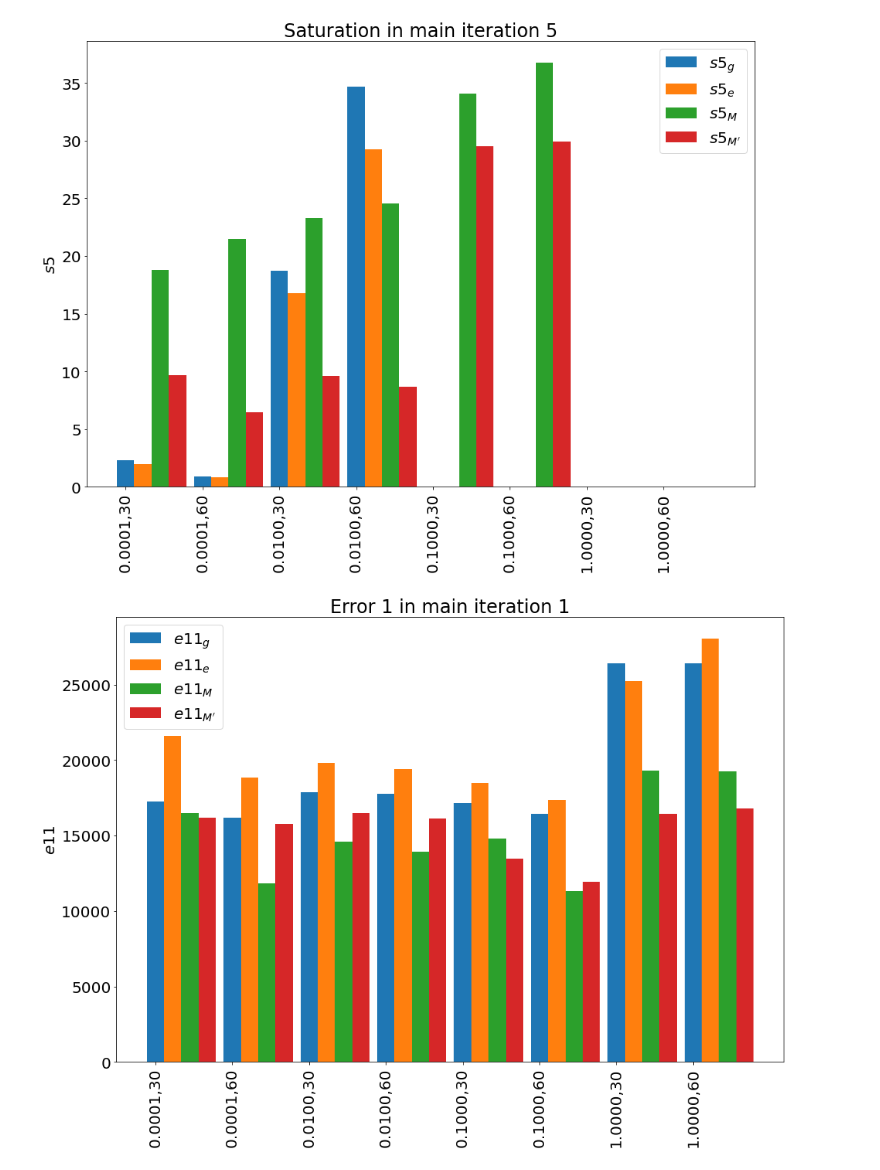
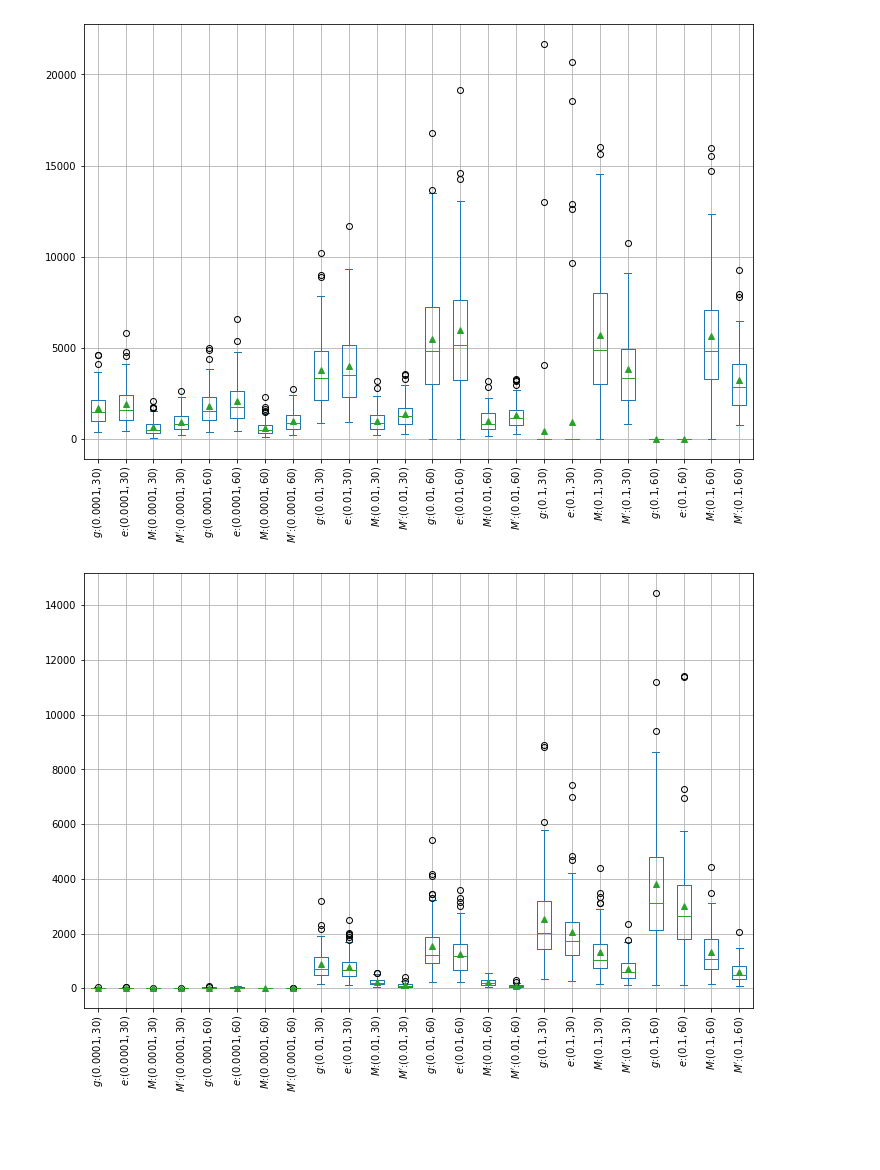
Before and after one commit to mati3230/ODA, a Jupyter notebook: analyze.ipynb, the cells around one changed output. Saved outputs shown, nothing was run; the diff lists cells and outputs as text; code cells hidden in the pictures; blank space fills up the shorter version.

```diff
--- a/analyze.ipynb
+++ b/analyze.ipynb
@@ -14,6 +16,17 @@ df = pd.read_csv(file, sep=sep, header=0, encoding=enc)
 gt_df = pd.read_csv("number_gtos.csv", sep=" ", encoding=enc)
 gt_df.columns = ["id", "|Omega|"]
 # %%
+"""
+cp->parameter.flow_steps  = 2;
+cp->parameter.weight_decay = weight_decay;
+cp->parameter.kmeans_ite  = 5;
+cp->parameter.kmeans_resampling = 2;
+cp->parameter.max_ite_main = 5;
+//cp->parameter.max_ite_main = 1;
+cp->parameter.backward_step = true;
+cp->parameter.stopping_ratio = 0.05;
+"""
+
 knns = [30, 60]
 reg_strengths = [0.0001, 0.01, 0.1, 1]
 
@@ -46,7 +59,9 @@ ite_vars = ["s1", # saturation in cp-iteration 1
     "e1_1", # first error term in cp-iteration 1
     "e1_2", "e1_3", "e1_4", "e1_5",
     "e2_1", # second error term in cp-iteration 1
-    "e2_2", "e2_3", "e2_4", "e2_5"]
+    "e2_2", "e2_3", "e2_4", "e2_5",
+    "n_ite", "exit_code" # number of iterations & exit code
+   ]
 
 for post in ["_M", "_M_k", "_M_ks", "_P"]:
     for ite_var in ite_vars:
@@ -63,9 +78,15 @@ def get_ratio(stat_df, col_sp, col_ooa):
 stats_list = n_cp_args * [None]
 
 min_n_samples = 10e6
+del_idxs = []
 for i in range(n_cp_args):
     reg_strength, knn = cp_args[i]
     tmp_df = df[(df["lambda"] == reg_strength) & (df["knn"] == knn)]
+    print("Combination ({0}, {1}) with shape {2}".format(reg_strength, knn, tmp_df.shape))
+    if tmp_df.shape[0] == 0:
+        del_idxs.append(i)
+        continue
+    print(tmp_df["id"].tolist())
 
     tmp_df = pd.merge(tmp_df, gt_df, how ="inner", on =["id"])
 
@@ -74,6 +95,12 @@ for i in range(n_cp_args):
     if n_rows < min_n_samples:
         min_n_samples = n_rows
 min_n_samples -= 1
+print("nr samples: {0}".format(min_n_samples))
+
+if len(del_idxs) > 0:
+    for i in reversed(del_idxs):
+        del cp_args[i]
+n_cp_args = len(cp_args)
 
 for i in range(n_cp_args):
     reg_strength, knn = cp_args[i]
@@ -82,7 +109,6 @@ for i in range(n_cp_args):
     tmp_df = pd.merge(tmp_df, gt_df, how ="inner", on =["id"])
 
     stat_df = tmp_df.loc[:min_n_samples, stat_cols]
-    print(stat_df.shape)
 
     ratio_M = get_ratio(stat_df=stat_df, col_sp="|S_M|", col_ooa="OOA_M")
     ratio_M_k = get_ratio(stat_df=stat_df, col_sp="|S_M_k|", col_ooa="OOA_M_k")
@@ -373,15 +381,23 @@ plt.savefig("s4.png", bbox_inches="tight")
 # %%
-plot(x=x, y=s5s, ylabel=r"$s5$",
-     labels=[r"$s5_g$", r"$s5_e$", r"$s5_{M}$", r"$s5_{M^\prime}$"],
-     xticks=params_list, title=r"Saturation in main iteration 5")
-plt.savefig("s5.png", bbox_inches="tight")
+#plot(x=x, y=e1_5s, ylabel=r"$e15$",
+#     labels=[r"$e15_g$", r"$e15_e$", r"$e15_{M}$", r"$e15_{M^\prime}$"],
+#     xticks=params_list, title=r"Error 1 in main iteration 5")
+#plt.savefig("e15.png", bbox_inches="tight")
+plot_df(cp_args=cp_args, n_cp_args=n_cp_args, stats_list=stats_list,
+        col_names=[r"$g$:", r"$e$:", r"$M$:", r"$M^\prime$:"],
+       ex_cols=["e1_5_M", "e1_5_P", "e1_5_M_k", "e1_5_M_ks"])
+plt.savefig("e15.png", bbox_inches="tight")
 # %% [output]
-[figure, old version]
+[figure, new version]
 # %%
-plot(x=x, y=e1_1s, ylabel=r"$e11$",
-     labels=[r"$e11_g$", r"$e11_e$", r"$e11_{M}$", r"$e11_{M^\prime}$"],
-     xticks=params_list, title=r"Error 1 in main iteration 1")
-plt.savefig("e11.png", bbox_inches="tight")
+#plot(x=x, y=e2_1s, ylabel=r"$e21$",
+#     labels=[r"$e21_g$", r"$e21_e$", r"$e21_{M}$", r"$e21_{M^\prime}$"],
+#     xticks=params_list, title=r"Error 2 in main iteration 1")
+#plt.savefig("e21.png", bbox_inches="tight")
+plot_df(cp_args=cp_args, n_cp_args=n_cp_args, stats_list=stats_list,
+        col_names=[r"$g$:", r"$e$:", r"$M$:", r"$M^\prime$:"],
+       ex_cols=["e2_1_M", "e2_1_P", "e2_1_M_k", "e2_1_M_ks"])
+plt.savefig("e21.png", bbox_inches="tight")
 # %% [output]
-[figure, old version]
+[figure, new version]
 # %%
```
Also changed, not shown: parts of 32 cells of this notebook, 1 other file.
